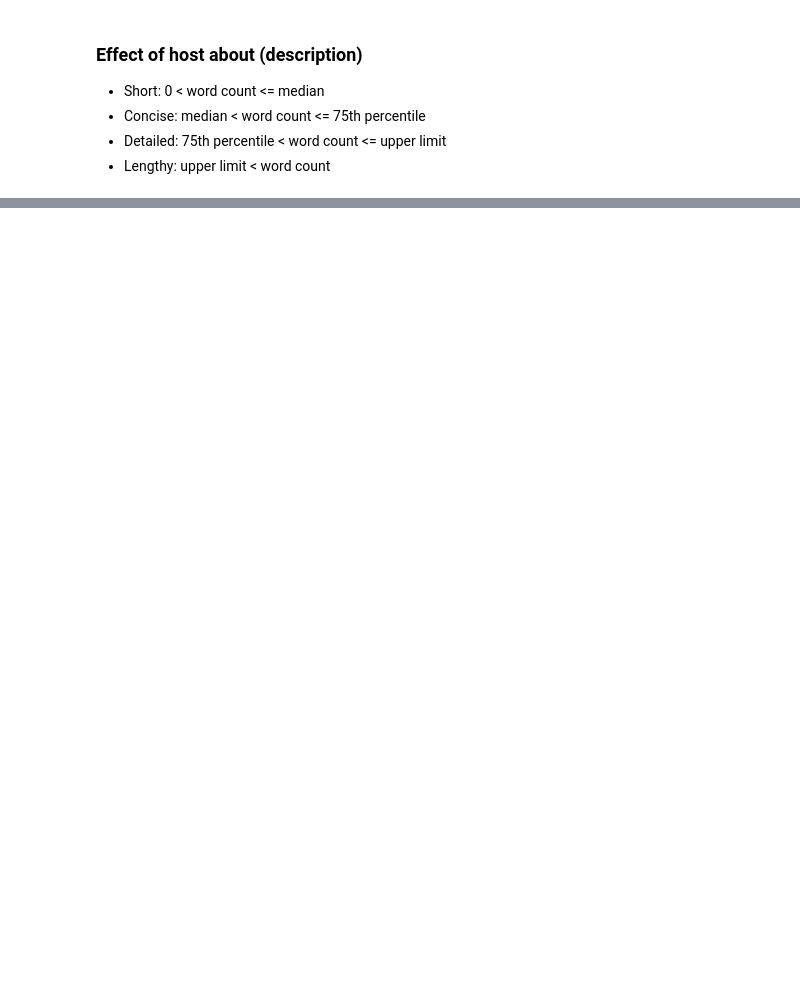
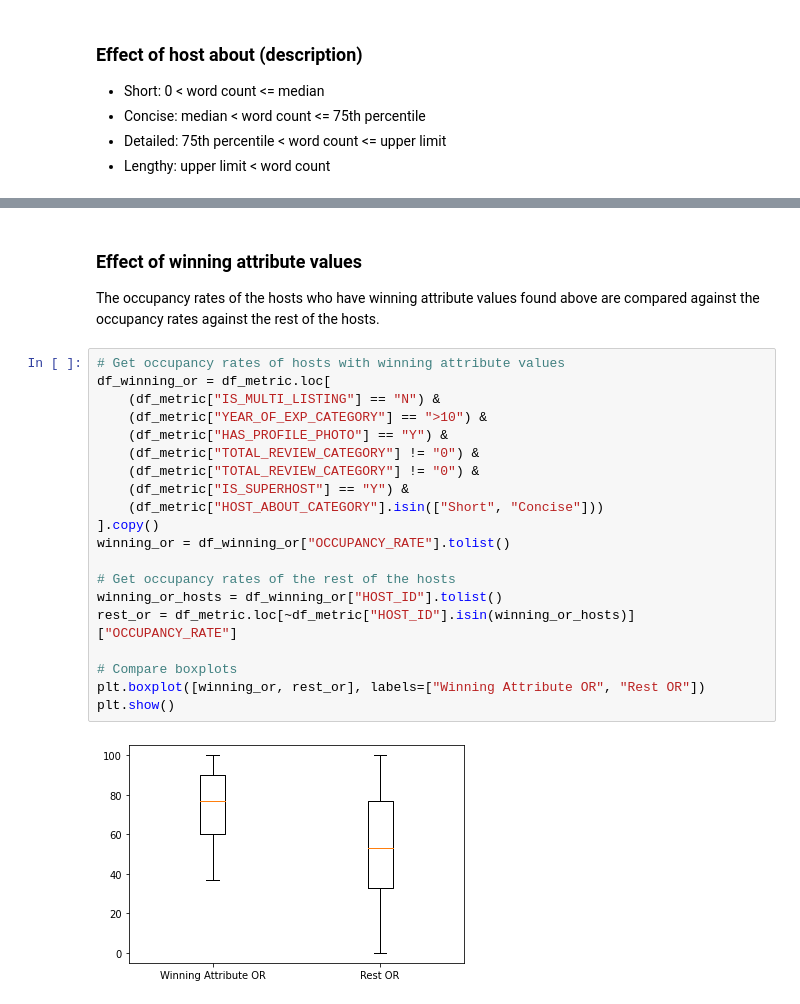
Before and after one commit to TravisH0301/airbnb_host_analytics, a Jupyter notebook: notebook/airbnb_host_analytics_exploration.ipynb, the cells around one changed output, grey strips where cells are left out. Saved outputs shown, nothing was run; the diff lists cells and outputs as text; blank space fills up the shorter version.

Commit message:
add comparison between hosts with winning attributes & rest hosts

```diff
--- a/notebook/airbnb_host_analytics_exploration.ipynb
+++ b/notebook/airbnb_host_analytics_exploration.ipynb
@@ -873,0 +894,25 @@ Name: HOST_ABOUT_CATEGORY, dtype: int64
+# %% [markdown]
+### Effect of winning attribute values
+The occupancy rates of the hosts who have winning attribute values found above are compared against the occupancy rates against the rest of the hosts.
+# %%
+# Get occupancy rates of hosts with winning attribute values
+df_winning_or = df_metric.loc[
+    (df_metric["IS_MULTI_LISTING"] == "N") &
+    (df_metric["YEAR_OF_EXP_CATEGORY"] == ">10") &
+    (df_metric["HAS_PROFILE_PHOTO"] == "Y") &
+    (df_metric["TOTAL_REVIEW_CATEGORY"] != "0") &
+    (df_metric["TOTAL_REVIEW_CATEGORY"] != "0") &
+    (df_metric["IS_SUPERHOST"] == "Y") &
+    (df_metric["HOST_ABOUT_CATEGORY"].isin(["Short", "Concise"]))
+].copy()
+winning_or = df_winning_or["OCCUPANCY_RATE"].tolist()
+
+# Get occupancy rates of the rest of the hosts
+winning_or_hosts = df_winning_or["HOST_ID"].tolist()
+rest_or = df_metric.loc[~df_metric["HOST_ID"].isin(winning_or_hosts)]["OCCUPANCY_RATE"]
+
+# Compare boxplots
+plt.boxplot([winning_or, rest_or], labels=["Winning Attribute OR", "Rest OR"])
+plt.show()
+# %% [output]
+[figure, added]
```
Also changed, not shown: parts of 26 cells of this notebook.
